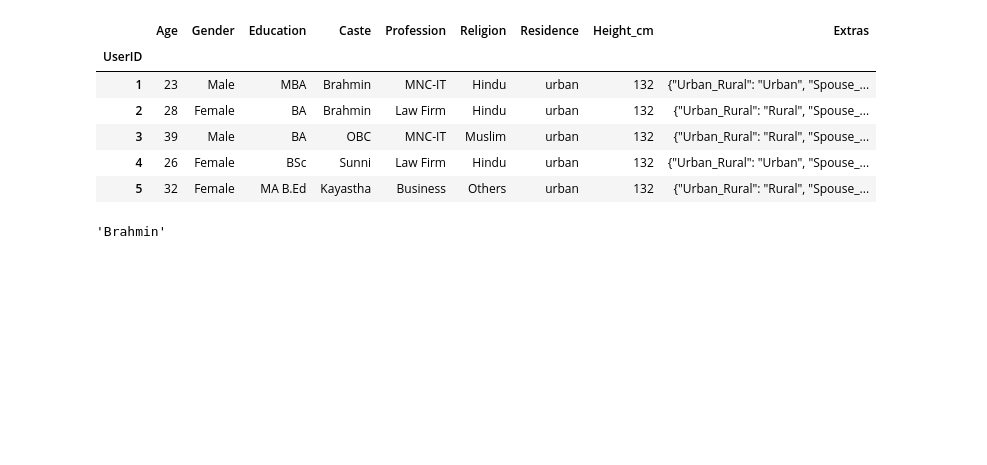
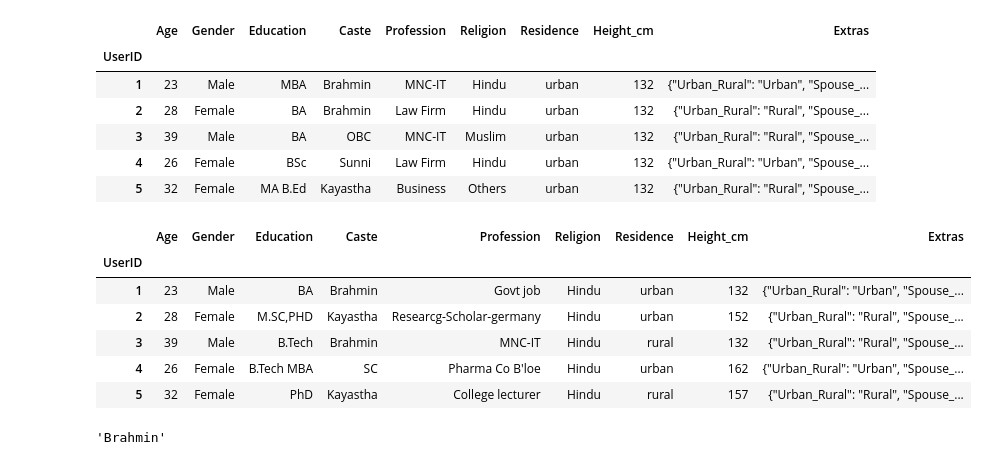
Before and after one commit to kushal-a11y/FinalYearProject, a Jupyter notebook: Matrimony_Matchmaker/notebooks/User+Preference Profile/code.ipynb, the cells around one changed output. Saved outputs shown, nothing was run; the diff lists cells and outputs as text; code cells hidden in the pictures; blank space fills up the shorter version.

Commit message:
new Data inserted

```diff
--- a/Matrimony_Matchmaker/notebooks/User+Preference Profile/code.ipynb
+++ b/Matrimony_Matchmaker/notebooks/User+Preference Profile/code.ipynb
@@ -254,6 +275,13 @@ sum = df["Religion"].value_counts().sum()
 religion_weights = dict(df["Religion"].value_counts().apply(lambda x : x/sum))
 
 print(religion_weights)
+# Define list of Hindu castes
+hindu_castes = [
+    "Brahmin", "SC", "OBC", "Baisya", "Kayastha", "Banerjee", "General",
+    "Tili", "Barujibi", "Kumbhakar", "Napit", "Namasudra", "Sadgop",
+    "Mukherjee", "Subarna Banik", "Yadav", "Mahishya", "Karmakar",
+    "Tantybaya", "Pal", "Gandha Banik", "others"
+]
 # %% [output]
 {'Hindu': np.float64(0.6034), 'Muslim': np.float64(0.1939), 'Christian': np.float64(0.099), 'Others': np.float64(0.0531), 'Sikh': np.float64(0.0506)}
 # %% [markdown]
@@ -292,6 +320,48 @@ user_profile_df.head(5)
 | 3 | 39 | Male | BA | OBC | MNC-IT | Muslim | urban | 132 | {"Urban_Rural": "Rural", "Spouse_... |
 | 4 | 26 | Female | BSc | Sunni | Law Firm | Hindu | urban | 132 | {"Urban_Rural": "Urban", "Spouse_... |
 | 5 | 32 | Female | MA B.Ed | Kayastha | Business | Others | urban | 132 | {"Urban_Rural": "Rural", "Spouse_... |
+# %%
+df["UserID"] = [i for i in range(1, len(df) + 1)]
+df.set_index("UserID", inplace=True)
+
+# Generate castes once
+castes_generated = [select_caste_by_weight() for _ in range(len(df))]
+
+user_profile = {
+    "Age": df["Age_at_Marriage"],
+    "Gender": df["Gender"],
+    "Education": [select_degree_by_weight() for _ in range(len(df))],
+    "Caste": castes_generated,
+    "Profession": [slect_profession_by_weight() for _ in range(len(df))],
+    "Religion": [
+        "Hindu" if caste in hindu_castes else
+        random.choices(
+            population=list(religion_weights.keys()),
+            weights=list(religion_weights.values())
+        )[0]
+        for caste in castes_generated
+    ],
+    "Residence": [random.choice(['urban', 'rural']) for _ in range(len(df))],
+    "Height_cm": [random.choice(heights) for _ in range(len(df))],
+    "Extras": df.apply(
+        lambda x: json.dumps({
+            "Urban_Rural": x["Urban_Rural"],
+            "Spouse_Working": x["Spouse_Working"]
+        }),
+        axis=1
+    )
+}
+
+user_profile_df = pd.DataFrame(user_profile)
+user_profile_df.head(5)
+# %% [output]
+|  | Age | Gender | Education | Caste | Profession | Religion | Residence | Height_cm | Extras |
+| UserID |  |  |  |  |  |  |  |  |  |
+| 1 | 23 | Male | BA | Brahmin | Govt job | Hindu | urban | 132 | {"Urban_Rural": "Urban", "Spouse_... |
+| 2 | 28 | Female | M.SC,PHD | Kayastha | Researcg-Scholar-germany | Hindu | urban | 152 | {"Urban_Rural": "Rural", "Spouse_... |
+| 3 | 39 | Male | B.Tech | Brahmin | MNC-IT | Hindu | rural | 132 | {"Urban_Rural": "Rural", "Spouse_... |
+| 4 | 26 | Female | B.Tech MBA | SC | Pharma Co B'loe | Hindu | urban | 162 | {"Urban_Rural": "Urban", "Spouse_... |
+| 5 | 32 | Female | PhD | Kayastha | College lecturer | Hindu | rural | 157 | {"Urban_Rural": "Rural", "Spouse_... |
 # %%
 user_profile_df.loc[1,"Caste"]
 # %% [output]
```
Also changed, not shown: parts of 7 cells of this notebook, 9 other files.
